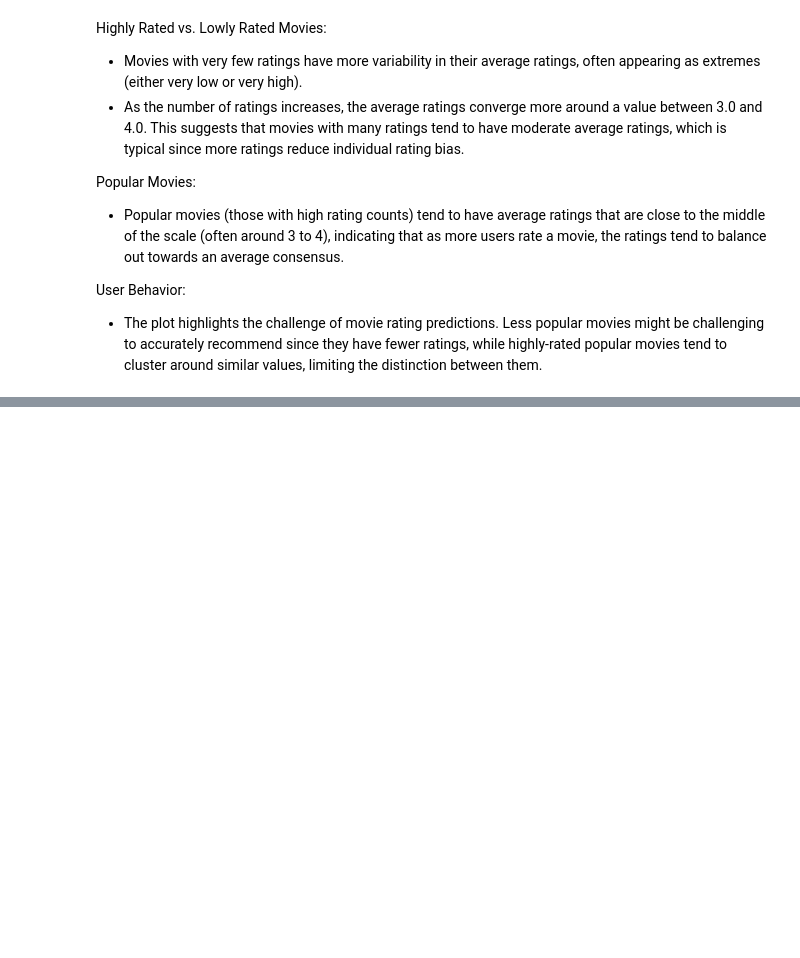
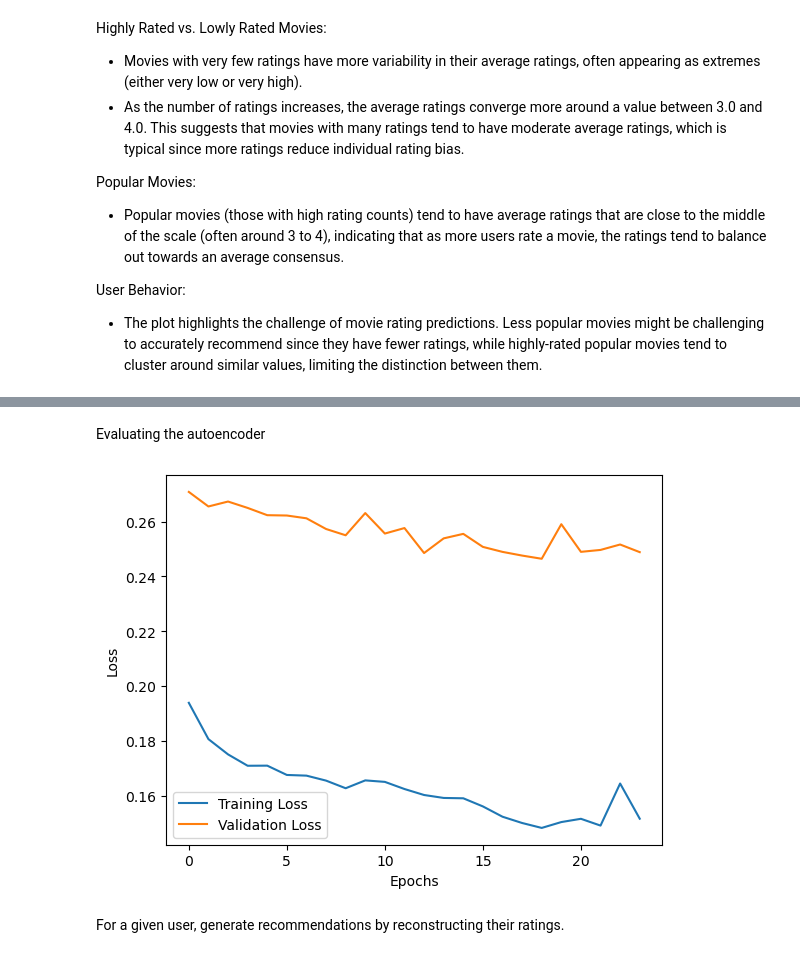
Before and after one commit to geomwangi007/Movie-Recommendation-System-Group_12-Project, a Jupyter notebook: Ipynbs/index.ipynb, the cells around one changed output, grey strips where cells are left out. Saved outputs shown, nothing was run; the diff lists cells and outputs as text; code cells hidden in the pictures; blank space fills up the shorter version.

```diff
--- a/Main.ipynb
+++ b/Ipynbs/index.ipynb
@@ -538,0 +1743,13 @@ User Behavior:
+# %%
+# Create a user-item interaction matrix
+user_item_matrix = ratings_df.pivot(index='userId', columns='movieId', values='rating').fillna(0)
+
+# Normalize the ratings
+user_ratings_mean = np.mean(user_item_matrix.values, axis=1)
+user_item_matrix_normalized = user_item_matrix.values - user_ratings_mean.reshape(-1, 1)
+
+# Get user and item mappings
+user_ids = user_item_matrix.index.tolist()
+movie_ids = user_item_matrix.columns.tolist()
+user_id_to_idx = {user_id: idx for idx, user_id in enumerate(user_ids)}
+movie_id_to_idx = {movie_id: idx for idx, movie_id in enumerate(movie_ids)}
@@ -538,0 +1795,14 @@ User Behavior:
+# %%
+# Prepare training data
+X = user_item_matrix_normalized
+
+# Train the autoencoder
+history = autoencoder.fit(
+    X,
+    X,
+    epochs=50,
+    batch_size=64,
+    shuffle=True,
+    validation_split=0.1,
+    callbacks=[early_stopping]
+)
@@ -538,0 +1827,13 @@ User Behavior:
+# %% [markdown]
+Evaluating the autoencoder
+# %%
+plt.plot(history.history['loss'], label='Training Loss')
+plt.plot(history.history['val_loss'], label='Validation Loss')
+plt.xlabel('Epochs')
+plt.ylabel('Loss')
+plt.legend()
+plt.show()
+# %% [output]
+[figure, added]
+# %% [markdown]
+For a given user, generate recommendations by reconstructing their ratings.
```
Also changed, not shown: parts of 146 cells of this notebook.
